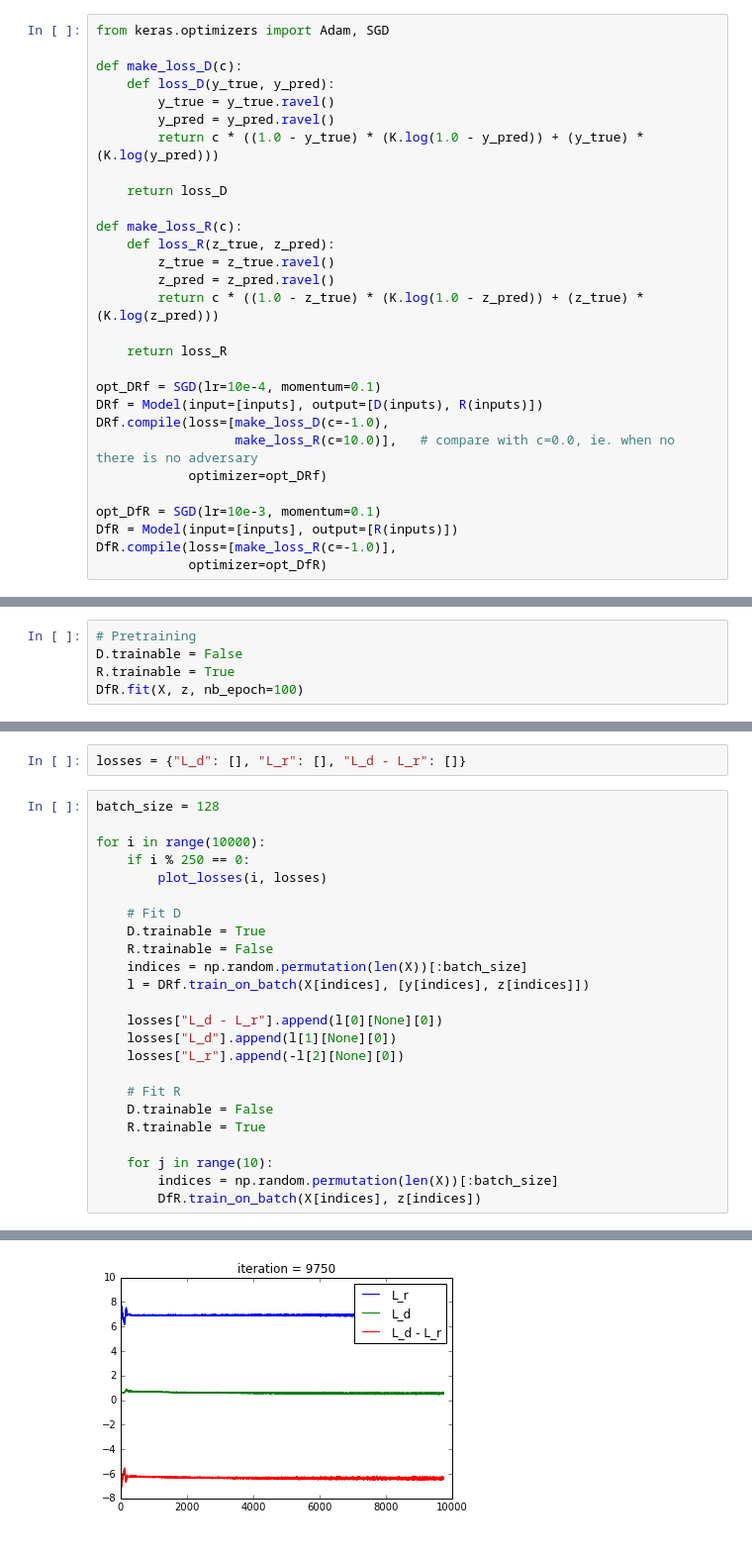
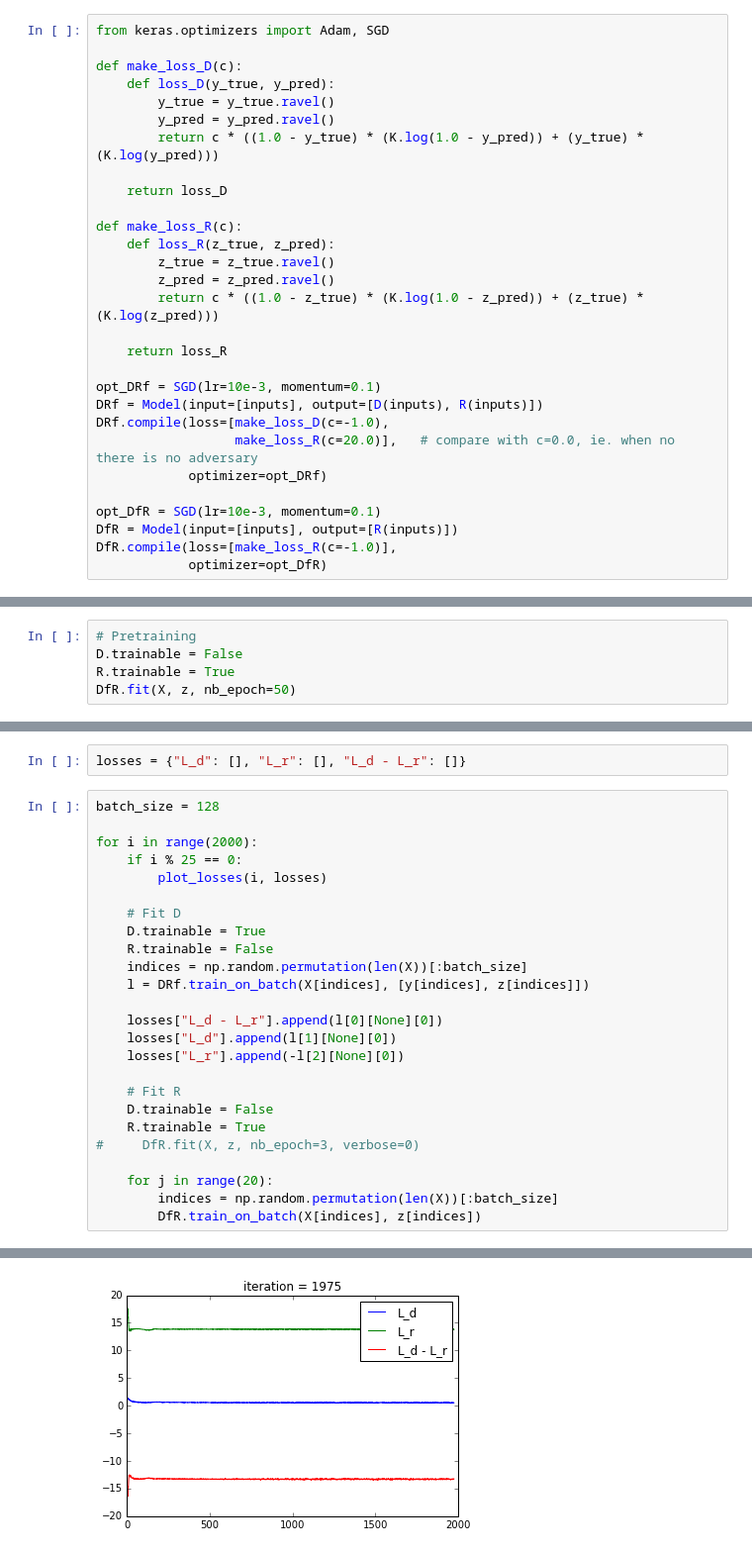
Before and after one commit to glouppe/paper-learning-to-pivot, a Jupyter notebook: code/Adversarial training against systematic uncertainties.ipynb, the cells around one changed output, grey strips where cells are left out. Shown at 99% size. Cells and saved outputs as stored; diff of their text form.

Commit message:
update figures

```diff
--- a/code/Adversarial training against systematic uncertainties.ipynb
+++ b/code/Adversarial training against systematic uncertainties.ipynb
@@ -86,10 +86,10 @@ def make_loss_R(c):
 
     return loss_R
 
-opt_DRf = SGD(lr=10e-4, momentum=0.1)
+opt_DRf = SGD(lr=10e-3, momentum=0.1)
 DRf = Model(input=[inputs], output=[D(inputs), R(inputs)])
 DRf.compile(loss=[make_loss_D(c=-1.0),
-                  make_loss_R(c=10.0)],   # compare with c=0.0, ie. when no there is no adversary
+                  make_loss_R(c=20.0)],   # compare with c=0.0, ie. when no there is no adversary
             optimizer=opt_DRf)
 
 opt_DfR = SGD(lr=10e-3, momentum=0.1)
@@ -140,5 +140,5 @@ array([[ 0.50634062],
 # Pretraining
 D.trainable = False
 R.trainable = True
-DfR.fit(X, z, nb_epoch=100)
+DfR.fit(X, z, nb_epoch=50)
 # %% [output]
@@ -179,30 +179,31 @@ losses = {"L_d": [], "L_r": [], "L_d - L_r": []}
 # %%
 batch_size = 128
 
-for i in range(10000):
-    if i % 250 == 0:
+for i in range(2000):
+    if i % 25 == 0:
         plot_losses(i, losses)
 
     # Fit D
     D.trainable = True
     R.trainable = False
     indices = np.random.permutation(len(X))[:batch_size]
     l = DRf.train_on_batch(X[indices], [y[indices], z[indices]])
 
     losses["L_d - L_r"].append(l[0][None][0])
     losses["L_d"].append(l[1][None][0])
     losses["L_r"].append(-l[2][None][0])
 
     # Fit R
     D.trainable = False
     R.trainable = True
+#     DfR.fit(X, z, nb_epoch=3, verbose=0)
 
-    for j in range(10):
+    for j in range(20):
         indices = np.random.permutation(len(X))[:batch_size]
         DfR.train_on_batch(X[indices], z[indices])
 # %% [output]
 <matplotlib.figure.Figure at 0x...>
-[figure, old version]
+[figure, new version]
 # %%
 plt.hist(D.predict(X[z==0]), bins=50, normed=1, histtype="step", label="z=0")
 plt.hist(D.predict(X[z==1]), bins=50, normed=1, histtype="step", label="z=1")
```
Also changed, not shown: parts of 9 cells of this notebook, 4 other files.
